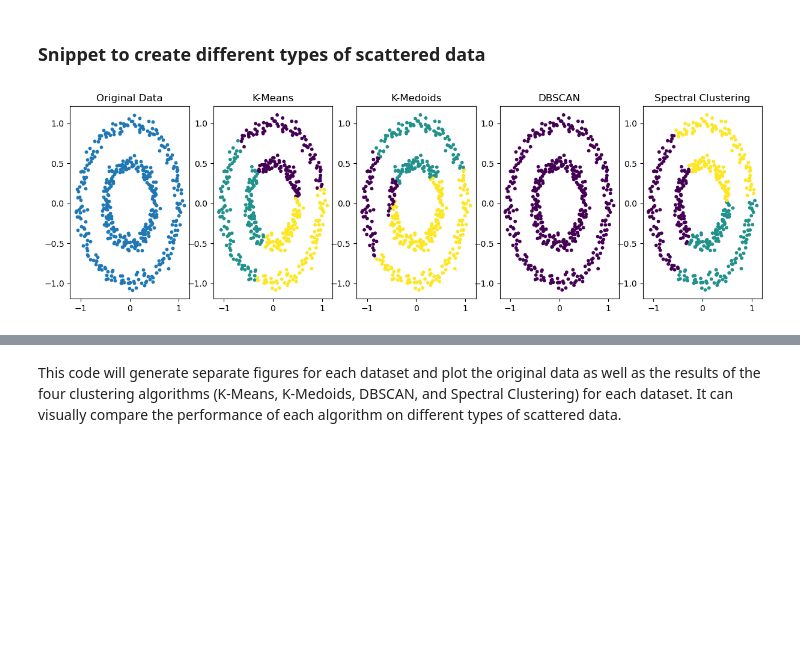
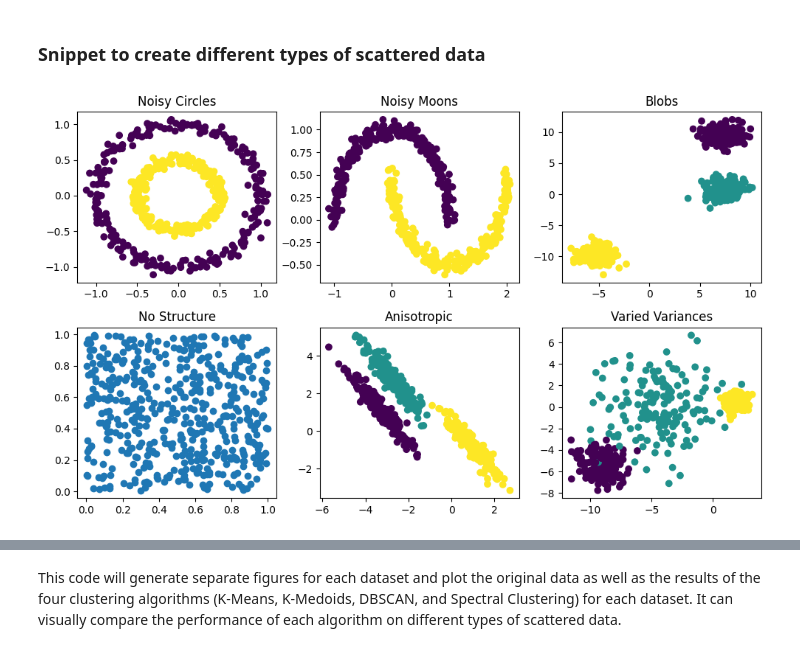
Before and after one commit to MaoRendon/MachineLearningII, a Jupyter notebook: Lab2ML2.ipynb, the cells around one changed output, grey strips where cells are left out. Drawn from its saved outputs; the diff is of its cells as text; code cells hidden in the pictures; blank space fills up the shorter version.

```diff
--- a/Lab2ML2.ipynb
+++ b/Lab2ML2.ipynb
@@ -536,83 +751,37 @@ plt.show()
 # %% [markdown]
 ### Snippet to create different types of scattered data
 # %%
-from sklearn.cluster import KMeans, DBSCAN, SpectralClustering
-import numpy as np
-from sklearn.base import BaseEstimator, ClusterMixin
-from sklearn.metrics import pairwise_distances_argmin_min
+# Create a 2x3 grid of subplots
+fig, axs = plt.subplots(2, 3, figsize=(10, 6))
 
-class KMedoids(BaseEstimator, ClusterMixin):
-    def __init__(self, n_clusters=8, max_iter=300, random_state=None):
-        self.n_clusters = n_clusters
-        self.max_iter = max_iter
-        self.random_state = random_state
+# Plot noisy_circles dataset
+axs[0, 0].scatter(noisy_circles[0][:, 0], noisy_circles[0][:, 1], c=noisy_circles[1])
+axs[0, 0].set_title("Noisy Circles")
 
-    def fit(self, X):
-        np.random.seed(self.random_state)
+# Plot noisy_moons dataset
+axs[0, 1].scatter(noisy_moons[0][:, 0], noisy_moons[0][:, 1], c=noisy_moons[1])
+axs[0, 1].set_title("Noisy Moons")
 
-        # Initialize medoids randomly
-        n_samples, n_features = X.shape
-        medoids_idx = np.random.choice(n_samples, size=self.n_clusters, replace=False)
-        medoids = X[medoids_idx]
+# Plot blobs dataset
+axs[0, 2].scatter(blobs[0][:, 0], blobs[0][:, 1], c=blobs[1])
+axs[0, 2].set_title("Blobs")
 
-        for _ in range(self.max_iter):
-            # Assign each point to the nearest medoid
-            labels, distances = pairwise_distances_argmin_min(X, medoids)
+# Plot no_structure dataset
+axs[1, 0].scatter(no_structure[0][:, 0], no_structure[0][:, 1])
+axs[1, 0].set_title("No Structure")
 
-            # Compute the new medoids as the point with the minimum total distance
-            new_medoids = np.empty_like(medoids)
-            for i in range(self.n_clusters):
-                cluster_points = X[labels == i]
-                total_distances = np.sum(pairwise_distances_argmin_min(cluster_points, cluster_points)[1])
-                best_medoid_idx = np.argmin(total_distances)
-                new_medoids[i] = cluster_points[best_medoid_idx]
+# Plot aniso dataset
+axs[1, 1].scatter(aniso[0][:, 0], aniso[0][:, 1], c=aniso[1])
+axs[1, 1].set_title("Anisotropic")
 
-            # Check for convergence
-            if np.all(new_medoids == medoids):
-                break
+# Plot varied dataset
+axs[1, 2].scatter(varied[0][:, 0], varied[0][:, 1], c=varied[1])
+axs[1, 2].set_title("Varied Variances")
 
-            medoids = new_medoids
+# Adjust spacing between subplots
+plt.tight_layout()
 
-        self.medoids_ = medoids
-        self.labels_ = labels
-
-    def fit_predict(self, X):
-        self.fit(X)
-        return self.labels_
-
-# Create a dictionary to store the clustering results for each dataset and algorithm
-results = {}
-
-# Define clustering algorithms
-algorithms = {
-    "K-Means": KMeans(n_clusters=3, random_state=0),
-    "K-Medoids": KMedoids(n_clusters=3, random_state=0),
-    "DBSCAN": DBSCAN(eps=0.3, min_samples=10),
-    "Spectral Clustering": SpectralClustering(n_clusters=3, random_state=0),
-}
-
-# Loop through the datasets and apply clustering algorithms
-for dataset_name, (X, _) in datasets_list:
-    plt.figure(figsize=(12, 4))
-    plt.subplots_adjust(left=0.02, right=0.98, bottom=0.1, top=0.9)
-
-    # Plot the original data
-    plt.subplot(1, 5, 1)
-    plt.scatter(X[:, 0], X[:, 1], s=10)
-    plt.title("Original Data")
-
-    results[dataset_name] = {}
-
-    for algorithm_name, algorithm in algorithms.items():
-        algorithm.fit(X)
-        labels = algorithm.labels_
-
-        # Plot the clustering results
-        plt.subplot(1, 5, len(results[dataset_name]) + 2)
-        plt.scatter(X[:, 0], X[:, 1], c=labels, s=10)
-        plt.title(algorithm_name)
-        results[dataset_name][algorithm_name] = labels
-
+# Show the figure with subplots
 plt.show()
 # %% [output]
-[figure, old version]
+[figure, new version]
```
Also changed, not shown: parts of 25 cells of this notebook.
